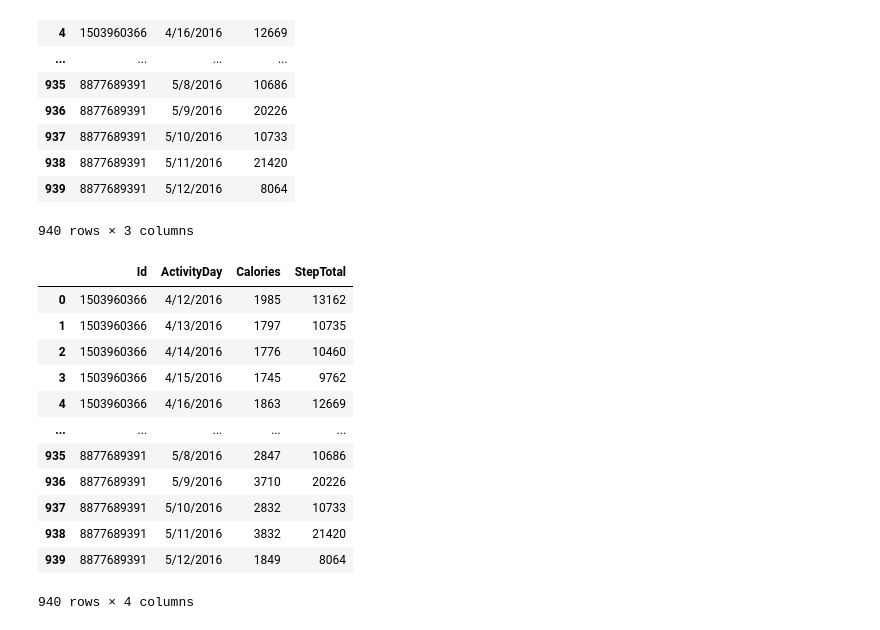
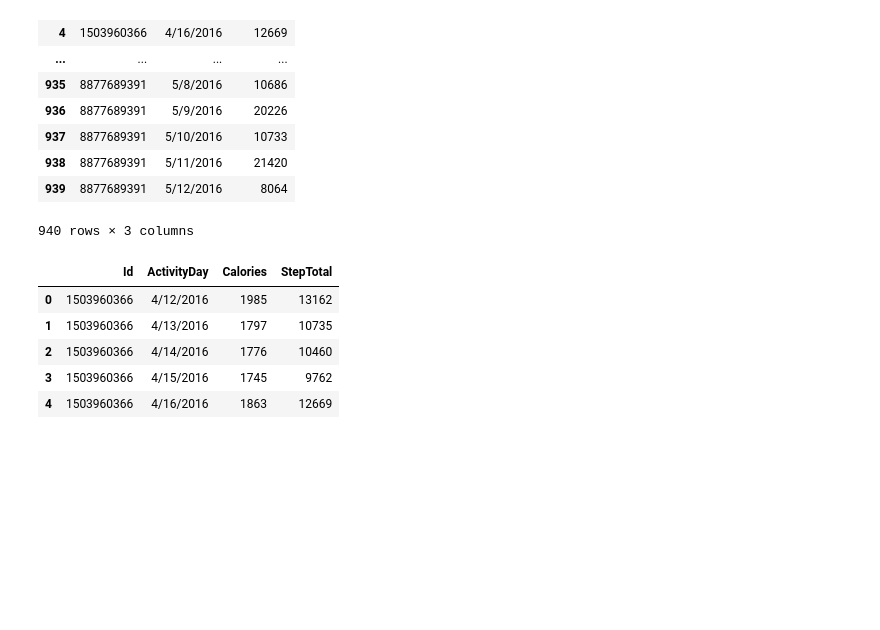
Before and after one commit to zifangu/BMI706_FinalProject, a Jupyter notebook: data_clean.ipynb, the cells around one changed output. Drawn from its saved outputs; the diff is of its cells as text; code cells hidden in the pictures; blank space fills up the shorter version.

```diff
--- a/data_clean.ipynb
+++ b/data_clean.ipynb
@@ -39,21 +39,17 @@ daily_steps
 # %%
 import numpy as np
 np.unique(daily_calories['Id'])
-daily_calories.merge(daily_steps, on=["Id", "ActivityDay"]) # merge files
+
+# when merging, the order MUST be activity_df.merge(category_df) (i.e. category column is the last column of the merged_df)
+test_df = daily_calories.merge(daily_steps, on=["Id", "ActivityDay"]) # merge files
+test_df.head()
 # %% [output]
 |  | Id | ActivityDay | Calories | StepTotal |
 | 0 | 1503960366 | 4/12/2016 | 1985 | 13162 |
 | 1 | 1503960366 | 4/13/2016 | 1797 | 10735 |
 | 2 | 1503960366 | 4/14/2016 | 1776 | 10460 |
 | 3 | 1503960366 | 4/15/2016 | 1745 | 9762 |
 | 4 | 1503960366 | 4/16/2016 | 1863 | 12669 |
-| ... | ... | ... | ... | ... |
-| 935 | 8877689391 | 5/8/2016 | 2847 | 10686 |
-| 936 | 8877689391 | 5/9/2016 | 3710 | 20226 |
-| 937 | 8877689391 | 5/10/2016 | 2832 | 10733 |
-| 938 | 8877689391 | 5/11/2016 | 3832 | 21420 |
-| 939 | 8877689391 | 5/12/2016 | 1849 | 8064 |
-940 rows × 4 columns
 # %%
 import streamlit as st
 import altair as alt
```
Also changed, not shown: parts of 7 cells of this notebook.
